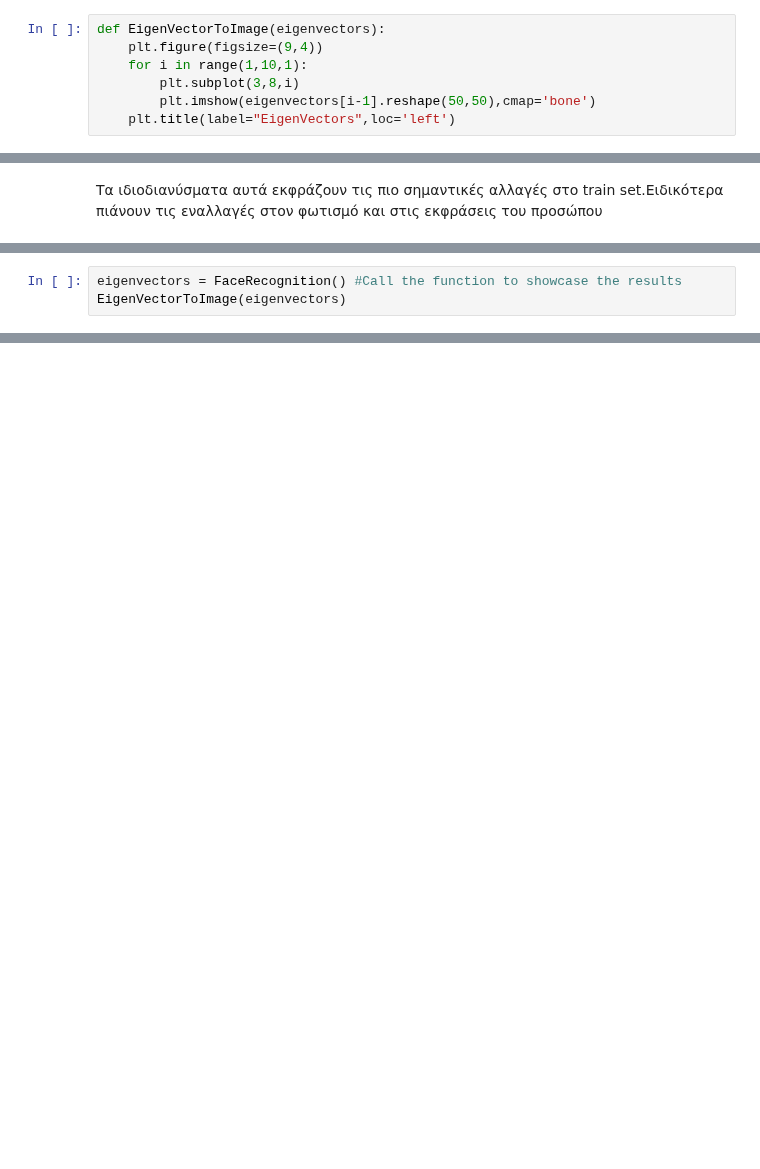
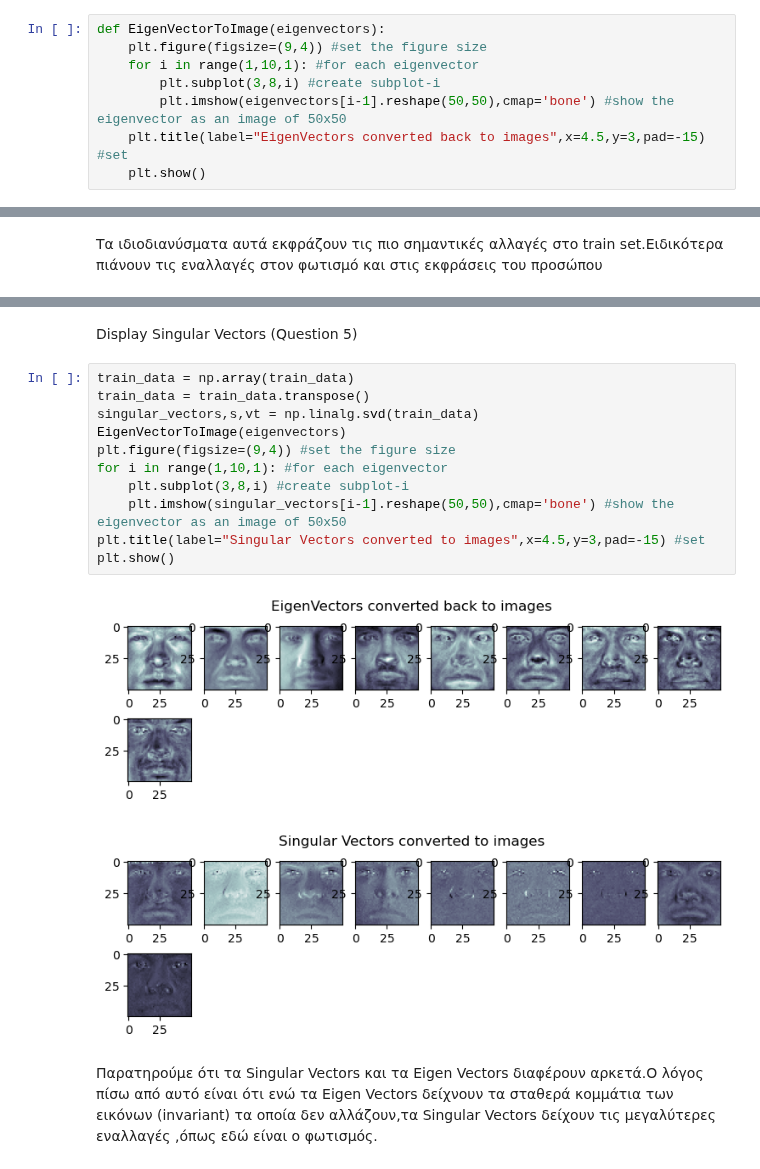
Before and after one commit to natedrake7/MachineLearning, a Jupyter notebook: Project2/project2.ipynb, the cells around one changed output, grey strips where cells are left out. Cells and saved outputs as stored; diff of their text form; blank space fills up the shorter version.

```diff
--- a/Project2/project2.ipynb
+++ b/Project2/project2.ipynb
@@ -118,8 +123,9 @@ def FaceRecognition():
 Convert Eigen Vectors To Image
 # %%
 def EigenVectorToImage(eigenvectors):
-    plt.figure(figsize=(9,4))
-    for i in range(1,10,1):
-        plt.subplot(3,8,i)
-        plt.imshow(eigenvectors[i-1].reshape(50,50),cmap='bone')
-    plt.title(label="EigenVectors",loc='left')
+    plt.figure(figsize=(9,4)) #set the figure size
+    for i in range(1,10,1): #for each eigenvector
+        plt.subplot(3,8,i) #create subplot-i
+        plt.imshow(eigenvectors[i-1].reshape(50,50),cmap='bone') #show the eigenvector as an image of 50x50
+    plt.title(label="EigenVectors converted back to images",x=4.5,y=3,pad=-15) #set
+    plt.show()
@@ -131,3 +163,0 @@ Image Reconstruction
-# %%
-eigenvectors = FaceRecognition() #Call the function to showcase the results
-EigenVectorToImage(eigenvectors)
@@ -133,0 +170,18 @@ EigenVectorToImage(eigenvectors)
+# %% [markdown]
+Display Singular Vectors (Question 5)
+# %%
+train_data = np.array(train_data)
+train_data = train_data.transpose()
+singular_vectors,s,vt = np.linalg.svd(train_data)
+EigenVectorToImage(eigenvectors)
+plt.figure(figsize=(9,4)) #set the figure size
+for i in range(1,10,1): #for each eigenvector
+    plt.subplot(3,8,i) #create subplot-i
+    plt.imshow(singular_vectors[i-1].reshape(50,50),cmap='bone') #show the eigenvector as an image of 50x50
+plt.title(label="Singular Vectors converted to images",x=4.5,y=3,pad=-15) #set
+plt.show()
+# %% [output]
+[figure, added]
+[figure, added]
+# %% [markdown]
+Παρατηρούμε ότι τα Singular Vectors και τα Eigen Vectors διαφέρουν αρκετά.Ο λόγος πίσω από αυτό είναι ότι ενώ τα Eigen Vectors δείχνουν τα σταθερά κομμάτια των εικόνων (invariant) τα οποία δεν αλλάζουν,τα Singular Vectors δείχουν τις μεγαλύτερες εναλλαγές ,όπως εδώ είναι ο φωτισμός.
```
Also changed, not shown: parts of 15 cells of this notebook.
